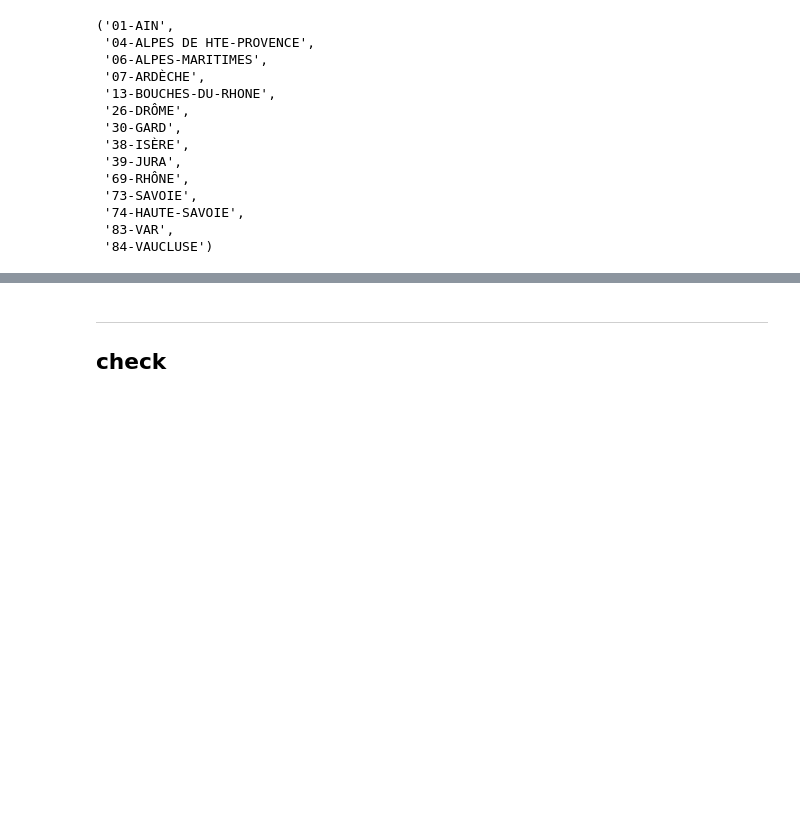
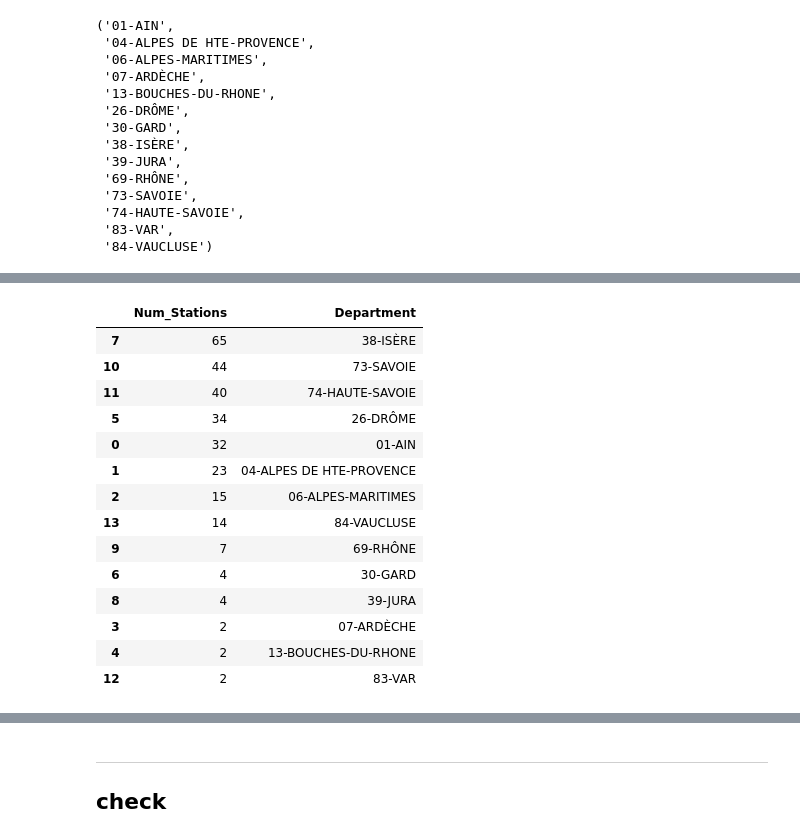
Before and after one commit to macbuse/ROMMA, a Jupyter notebook: new_data_scraper.ipynb, the cells around one changed output, grey strips where cells are left out. Cells and saved outputs as stored; diff of their text form; code cells hidden in the pictures; blank space fills up the shorter version.

```diff
--- a/new_data_scraper.ipynb
+++ b/new_data_scraper.ipynb
@@ -52,0 +74,35 @@ gps = [ do_stations(_) for _ in ll]
+# %%
+import pandas as pd
+
+# Your original list comprehension
+stuff = [(len(x[0]), dept[i]) for i, x in enumerate(gps)]
+
+# Convert to DataFrame and label the columns
+df = pd.DataFrame(stuff, columns=['Num_Stations',  'Department'])
+
+# Sort by the busiest departments first to see your dense areas
+df_sorted = df.sort_values(by='Num_Stations', ascending=False)
+
+# Sort descending, grab the first 7, and extract their original index positions
+top_7_indices = df_sorted.head(7).index
+
+# If you need it as a standard Python list:
+idxs = top_7_indices.tolist()
+
+df_sorted
+# %% [output]
+|  | Num_Stations | Department |
+| 7 | 65 | 38-ISÈRE |
+| 10 | 44 | 73-SAVOIE |
+| 11 | 40 | 74-HAUTE-SAVOIE |
+| 5 | 34 | 26-DRÔME |
+| 0 | 32 | 01-AIN |
+| 1 | 23 | 04-ALPES DE HTE-PROVENCE |
+| 2 | 15 | 06-ALPES-MARITIMES |
+| 13 | 14 | 84-VAUCLUSE |
+| 9 | 7 | 69-RHÔNE |
+| 6 | 4 | 30-GARD |
+| 8 | 4 | 39-JURA |
+| 3 | 2 | 07-ARDÈCHE |
+| 4 | 2 | 13-BOUCHES-DU-RHONE |
+| 12 | 2 | 83-VAR |
```
Also changed, not shown: parts of 7 cells of this notebook.
